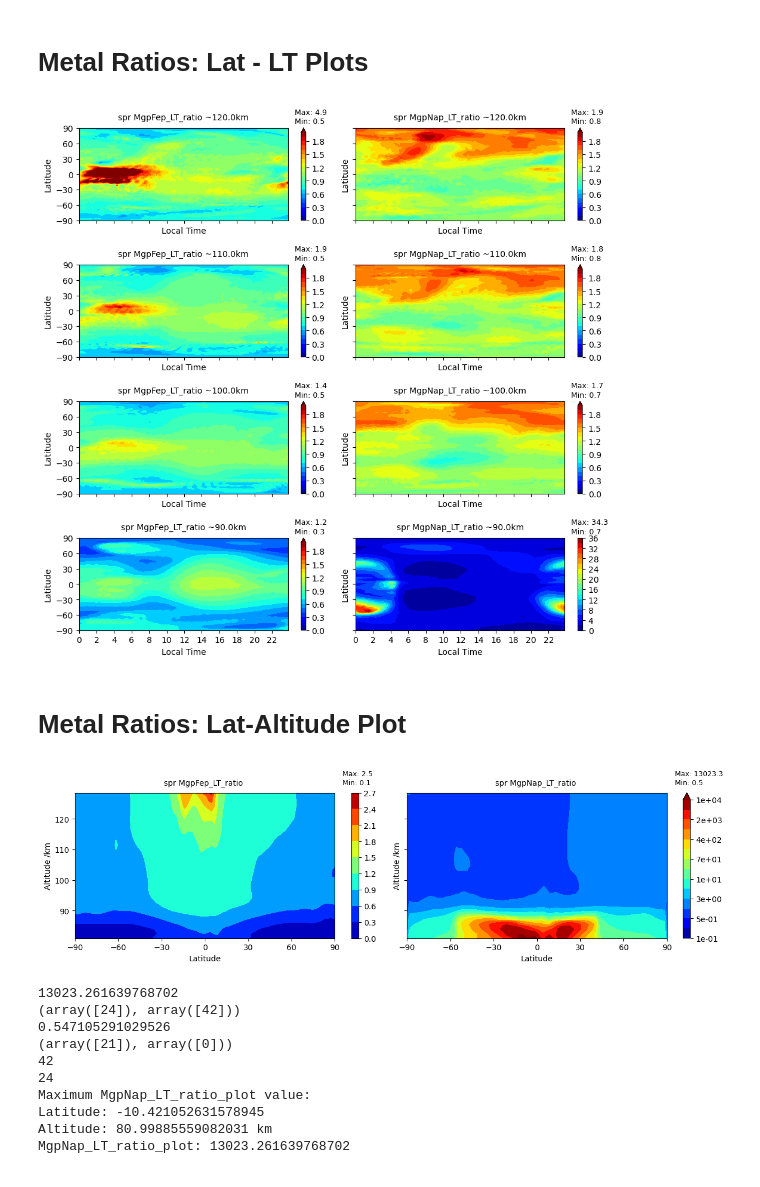
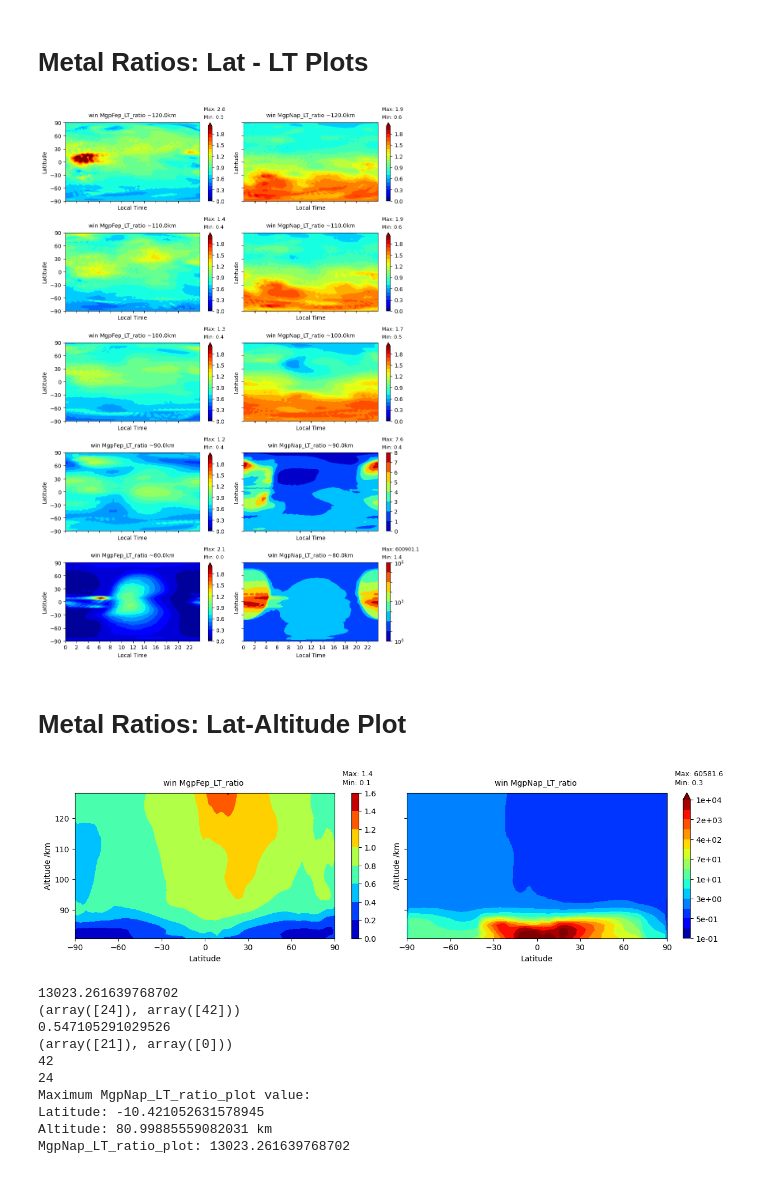
Before and after one commit to tashaay/SpE_Identification_Notebooks, a Jupyter notebook: Factor Calc.ipynb, the cells around one changed output. Cells and saved outputs as stored; diff of their text form; code cells hidden in the pictures.

```diff
--- a/Factor Calc.ipynb
+++ b/Factor Calc.ipynb
@@ -298,13 +319,13 @@ File saved successfully: ./Nc_Files/Factor/M_Factor_win_LT_81-130km.nc
 # %%
-season = 'spr'
+season = 'win'
 ds_M_Factor = xr.open_dataset(f'Nc_Files/Factor/M_Factor_{season}_81-130km.nc')
 
 
-M_Factor = ds_M_Factor['M_Factor_spr']
+M_Factor = ds_M_Factor[f'M_Factor_{season}']
 lev = ds_M_Factor['lev']
 lat = ds_M_Factor['lat']
 lon = ds_M_Factor['lon']
-#Zavg_sliced = ds_M_Factor['Zavg_sliced']
+Zavg_sliced = ds_M_Factor['Zavg_sliced']
 
 
 ####### Choose altitude for plot and select variables ########
@@ -348,7 +369,7 @@ for desired_altitude_km in desired_altitudes_km:
     #gl = ax.gridlines(draw_labels=True, linestyle='--')
 
     figname = f'{season}_M_Factor_{desired_altitude_km}.png'
-    plt.savefig('./Figures/Factor/' + str(figname), dpi=400, bbox_inches='tight')
+    #plt.savefig(f'./Figures/Factor/{season}/' + str(figname), dpi=400, bbox_inches='tight')
 
     plt.show()
 # %% [output]
@@ -437,10 +574,10 @@ from matplotlib.colors import LogNorm
 # Your data loading and variable assignments...
 
 # Desired altitudes in reverse order
-desired_altitudes_km = [120.0, 110.0, 100.0, 90.0]
+desired_altitudes_km = [120.0, 110.0, 100.0, 90.0, 80.0]
 
 # Create a 4x4 subplot grid
-fig, axs = plt.subplots(4, 4, figsize=(16, 10), sharex=True, sharey=True)
+fig, axs = plt.subplots(5, 4, figsize=(16, 10), sharex=True, sharey=True)
 
 # Metal variables
 metals = ['Fep_LT', 'Mgp_LT', 'Nap_LT', 'M_Factor_LT']
@@ -471,14 +608,15 @@ for i, metal in enumerate(metals):
         if metal != 'M_Factor_LT':
             contour = axs[j, i].contourf(LT, lat, sel_metal, cmap='jet',
                                      norm=LogNorm(),
-                                     levels=np.logspace(-12, -9, 20),
+                                       #levels=np.logspace(-12, -9, 20),  #SPR
+                                       levels=np.logspace(-12, -8, 20),  #WIN
                                      extend='both')
         else:
             contour = axs[j, i].contourf(LT, lat, sel_metal, cmap='jet'
                                      , norm=LogNorm()
                                      #, levels=np.linspace(0, 10, 11)
                                          , levels=np.logspace(0,np.log10(150), 11)
-                                     # , extend='max'
+                                      , extend='both'
                                         )
 
         axs[j, i].set_xlabel('Local Time')
@@ -506,8 +644,8 @@ for i, metal in enumerate(metals):
 
 plt.tight_layout(rect=[0, 0, 0.9, 0.95])  # Adjust layout for suptitle
 
-figname = f'M_Factor_LT_{season}_Mp_LT_{desired_altitude_km}.png'
-plt.savefig('./Figures/Factor/' + str(figname), dpi=400, bbox_inches='tight')
+figname = f'M_Factor_LT_{season}_Mp_LT.png'
+plt.savefig(f'./Figures/Factor/{season}/' + str(figname), dpi=400, bbox_inches='tight')
 
 plt.show()
 # %% [output]
@@ -520,7 +764,7 @@ import numpy as np
 import xarray as xr
 from matplotlib.colors import LogNorm
 
-season = 'spr'
+season = 'win'
 ds_M_Factor_LT = xr.open_dataset(f'./Nc_Files/Factor/M_Factor_{season}_LT_81-130km.nc')
 
 
@@ -536,10 +780,10 @@ Nap_LT = ds_M_Factor_LT['Nap_LT']
 
 
 # Desired altitudes in reverse order
-desired_altitudes_km = [120.0, 110.0, 100.0, 90.0]
+desired_altitudes_km = [120.0, 110.0, 100.0, 90.0, 80.0]
 
 # Create a 4x4 subplot grid
-fig, axs = plt.subplots(4,2, figsize=(11, 10), sharex=True, sharey=True)
+fig, axs = plt.subplots(5,2, figsize=(11, 15), sharex=True, sharey=True)
 
 
 metal_ratios_str = ['MgpFep_LT_ratio', 'MgpNap_LT_ratio']
@@ -569,44 +813,55 @@ for j, desired_altitude_km in enumerate(desired_altitudes_km):
         if i == 1 and j == 3:
             contour = axs[j, i].contourf(LT, lat, metal, cmap='jet',
                                      #norm=LogNorm(),
-                                     levels=np.linspace(0,36,19),
+                                     # levels=np.linspace(0,36,19), #SPR
+                                      levels=np.linspace(0,8,9), #WIN
+
                                      #extend='max'
                                         )
+        elif i == 1 and j == 4:
+            contour = axs[j, i].contourf(LT, lat, metal, cmap='jet',
+                                     norm=LogNorm(),
+                                     # levels=np.linspace(0,36,19), #SPR
+                                      levels=np.logspace(0,6,9), #WIN
+
+                                     #extend='max'
+                                        )
+
         else:
             contour = axs[j, i].contourf(LT, lat, metal, cmap='jet',
                                      #norm=LogNorm(),
                                      levels=np.linspace(0,2,21),
                                      extend='max'
                                         )
 
         axs[j, i].set_xlabel('Local Time')
         axs[j, i].set_ylabel('Latitude')
         axs[j, i].set_title(f'{season} {metal_ratios_str[i]} ~{desired_altitude_km}km', fontsize='10', pad=10)
 
         axs[j, i].set_yticks(np.linspace(-90, 90, 7))
         LT_ticks = np.arange(0, 24, 24/144)
         axs[j, i].set_xticks(LT_ticks[::12])
         #axs[j,i].set_xticklabels(LT_ticks[::12])
 
 
         cbar = plt.colorbar(contour, ax=axs[j, i], orientation='vertical')#, format='%.0e')
 
         annotation_text = f'Max: {formatted_max_value}'
         axs[j, i].text(1.03, 1.17, annotation_text, ha='left', va='center', fontsize=9, transform=axs[j, i].transAxes)
 
         annotation2_text = f'Min: {formatted_min_value}'
         axs[j, i].text(1.03, 1.07, annotation2_text, ha='left', va='center', fontsize=9, transform=axs[j, i].transAxes)
 
 
 
 plt.tight_layout(rect=[0, 0, 0.9, 0.95])  # Adjust layout for suptitle
 
-figname = f'M_LT_ratios_{season}_LT-Alt.png'
-plt.savefig('./Figures/Factor/' + str(figname), dpi=400, bbox_inches='tight')
+figname = f'M_LT_ratios_{season}_Lat-LT.png'
+plt.savefig(f'./Figures/Factor/{season}/' + str(figname), dpi=400, bbox_inches='tight')
 
 plt.show()
 # %% [output]
-[figure, old version]
+[figure, new version]
 # %% [markdown]
 # Metal Ratios:  Lat-Altitude Plot
 # %%
@@ -615,7 +870,7 @@ import numpy as np
 import xarray as xr
 from matplotlib.colors import LogNorm
 
-season = 'spr'
+season = 'win'
 ds_M_Factor_LT = xr.open_dataset(f'./Nc_Files/Factor/M_Factor_{season}_LT_81-130km.nc')
 
 
@@ -688,11 +943,11 @@ for i, metal in enumerate(metal_ratios):
 plt.tight_layout(rect=[0, 0, 0.9, 0.95])  # Adjust layout for suptitle
 
 figname = f'M_LT_ratios_{season}_Lat-Alt.png'
-plt.savefig('./Figures/Factor/' + str(figname), dpi=400, bbox_inches='tight')
+plt.savefig(f'./Figures/Factor/{season}/' + str(figname), dpi=400, bbox_inches='tight')
 
 plt.show()
 # %% [output]
-[figure, old version]
+[figure, new version]
 # %%
 # Find the indices of the maximum value in MgpNap_LT_ratio_plot
 max_value = np.max(MgpNap_LT_ratio_plot.values)
```
Also changed, not shown: parts of 18 cells of this notebook, 24 other files.
